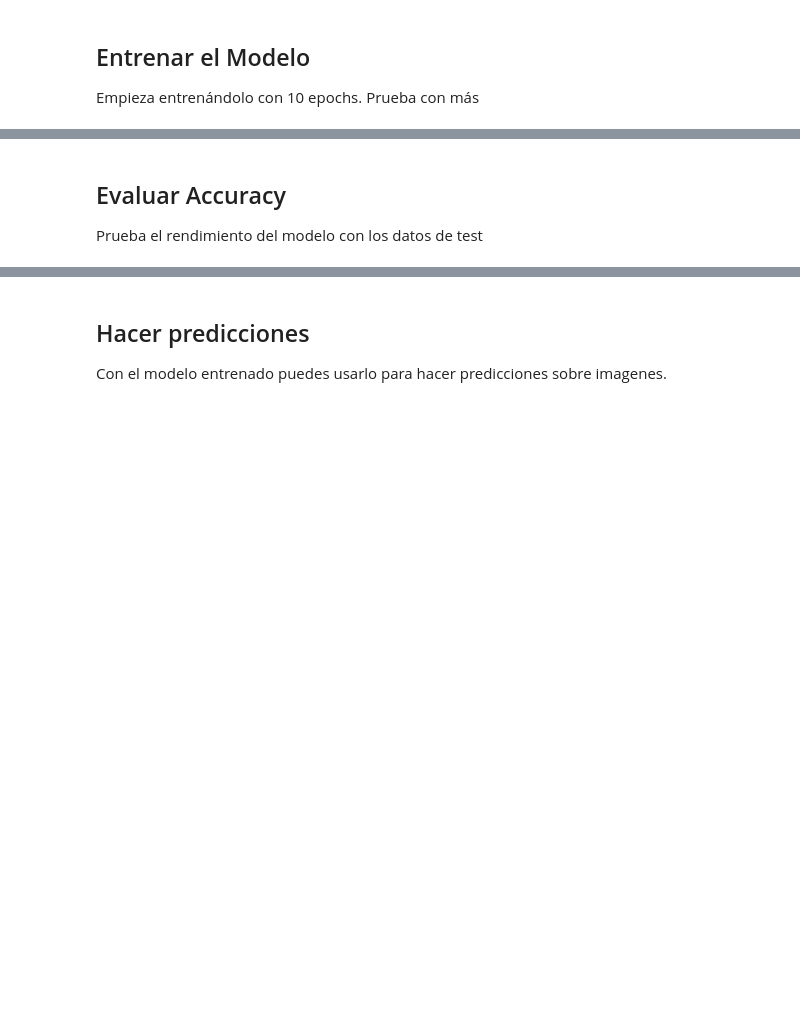
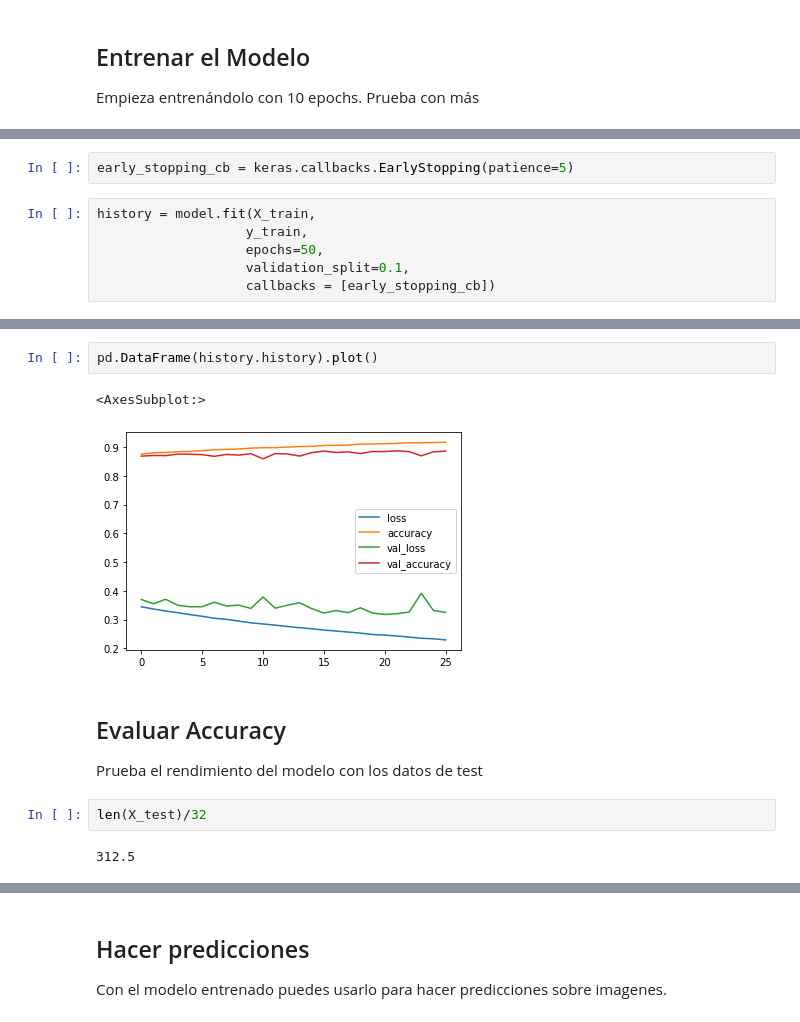
Before and after one commit to MNievas12/2304_dsft_thebridge, a Jupyter notebook: 3-Machine_Learning/4-Deep_Learning/1-Intro Deep Learning/ejercicios/Deep Learning classification.ipynb, the cells around one changed output, grey strips where cells are left out. Saved outputs shown, nothing was run; the diff lists cells and outputs as text; blank space fills up the shorter version.

```diff
--- a/3-Machine_Learning/4-Deep_Learning/1-Intro Deep Learning/ejercicios/Deep Learning classification.ipynb
+++ b/3-Machine_Learning/4-Deep_Learning/1-Intro Deep Learning/ejercicios/Deep Learning classification.ipynb
@@ -110,0 +293,8 @@ Empieza entrenándolo con 10 epochs. Prueba con más
+# %%
+early_stopping_cb = keras.callbacks.EarlyStopping(patience=5)
+# %%
+history = model.fit(X_train,
+                   y_train,
+                   epochs=50,
+                   validation_split=0.1,
+                   callbacks = [early_stopping_cb])
@@ -111,3 +319,12 @@ Empieza entrenándolo con 10 epochs. Prueba con más
+# %%
+pd.DataFrame(history.history).plot()
+# %% [output]
+<AxesSubplot:>
+[figure, added]
 # %% [markdown]
 ## Evaluar Accuracy
 Prueba el rendimiento del modelo con los datos de test
+# %%
+len(X_test)/32
+# %% [output]
+312.5
```
Also changed, not shown: parts of 50 cells of this notebook, 5 other files.
